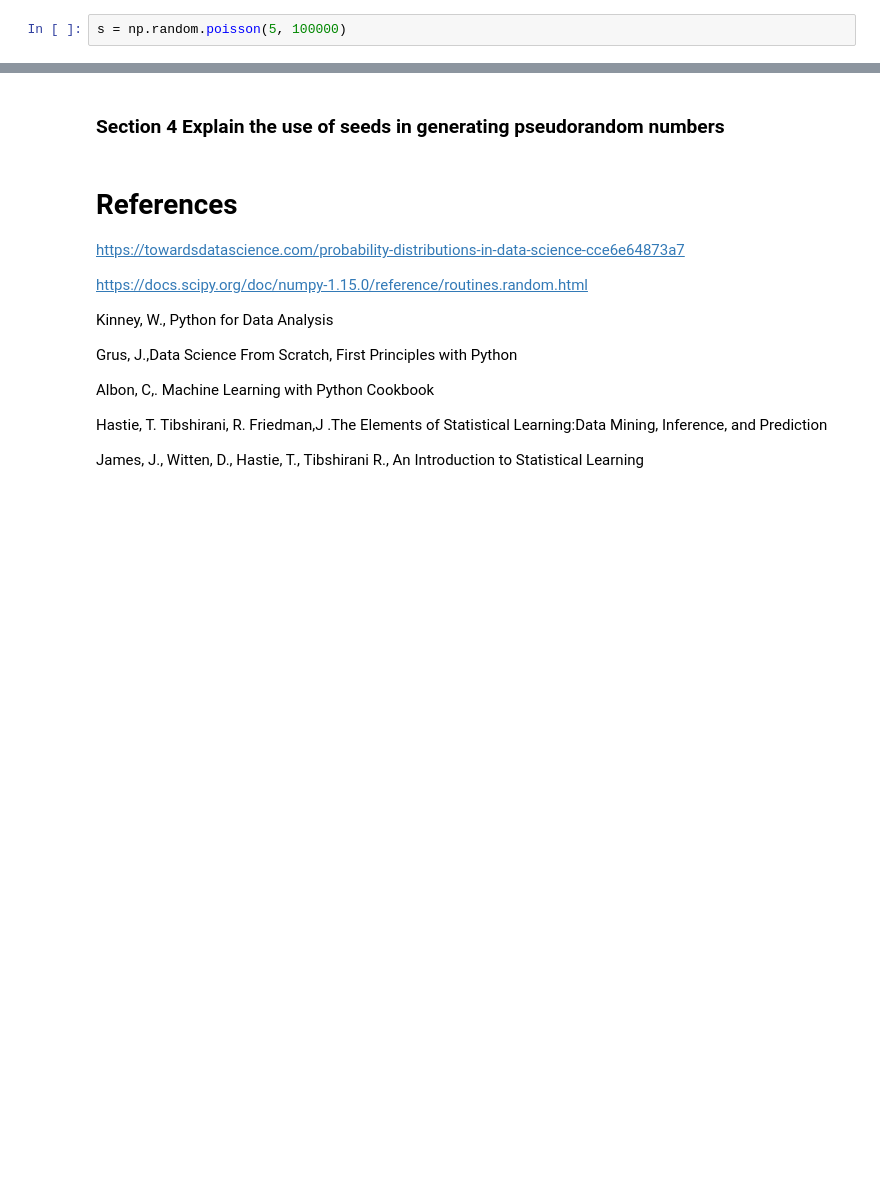
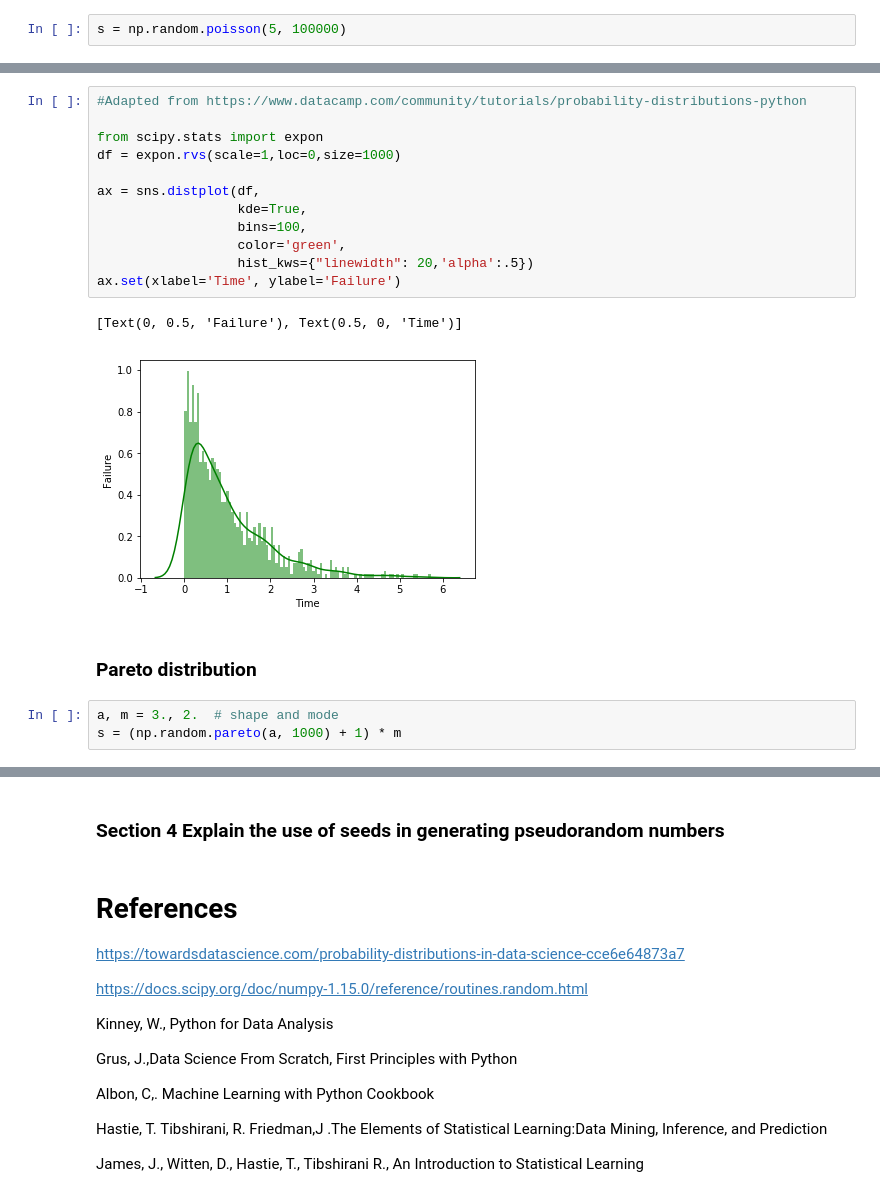
Before and after one commit to tomhealy1/Numpy-random, a Jupyter notebook: Numpy-random Notebook.ipynb, the cells around one changed output, grey strips where cells are left out. Cells and saved outputs as stored; diff of their text form; blank space fills up the shorter version.

```diff
--- a/Numpy-random Notebook.ipynb
+++ b/Numpy-random Notebook.ipynb
@@ -415,0 +450,20 @@ The model uses lambda λ to
+# %%
+#Adapted from https://www.datacamp.com/community/tutorials/probability-distributions-python
+
+from scipy.stats import expon
+df = expon.rvs(scale=1,loc=0,size=1000)
+
+ax = sns.distplot(df,
+                  kde=True,
+                  bins=100,
+                  color='green',
+                  hist_kws={"linewidth": 20,'alpha':.5})
+ax.set(xlabel='Time', ylabel='Failure')
+# %% [output]
+[Text(0, 0.5, 'Failure'), Text(0.5, 0, 'Time')]
+[figure, added]
+# %% [markdown]
+### Pareto distribution
+# %%
+a, m = 3., 2.  # shape and mode
+s = (np.random.pareto(a, 1000) + 1) * m
```
Also changed, not shown: parts of 27 cells of this notebook.
